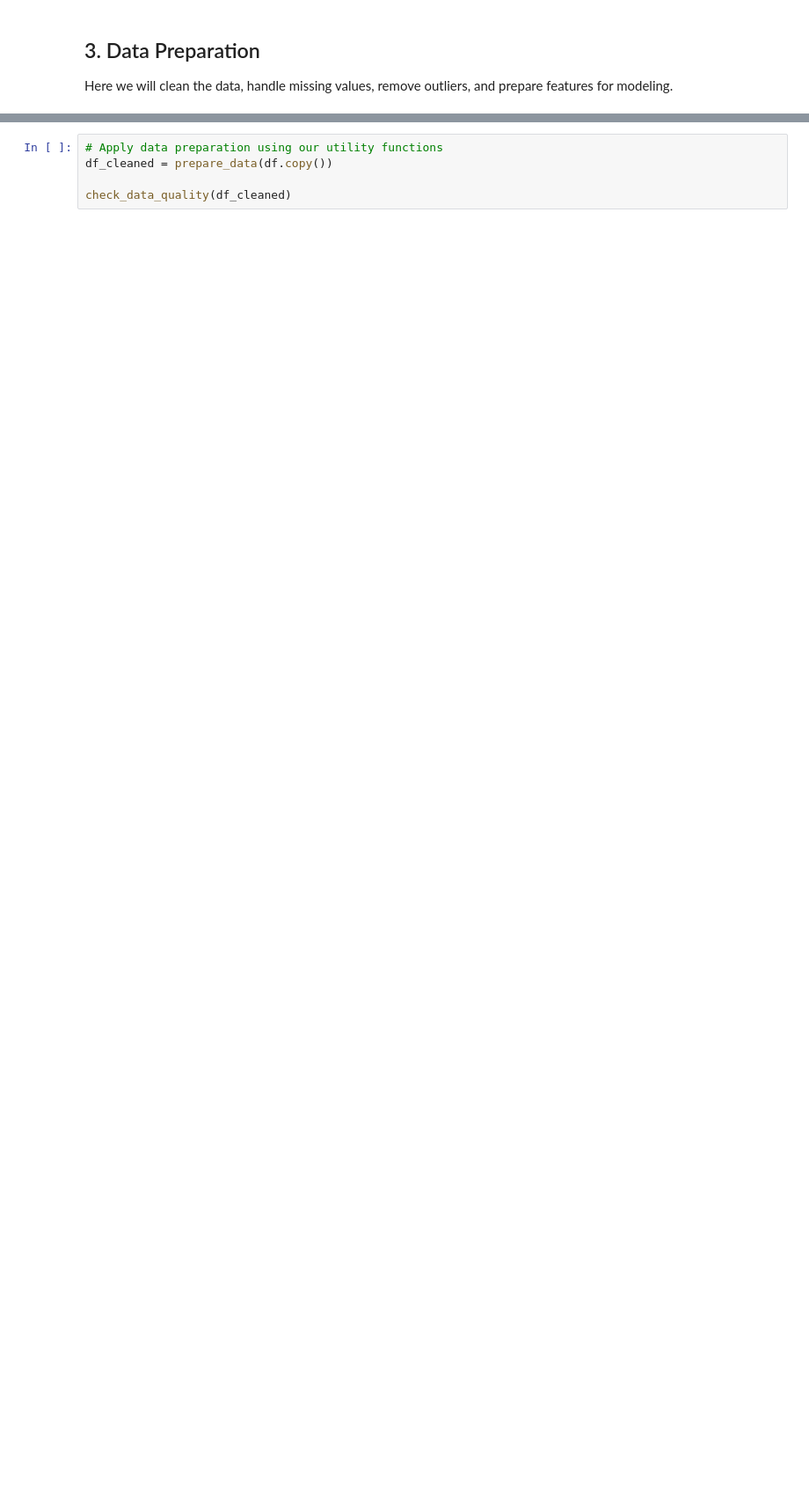
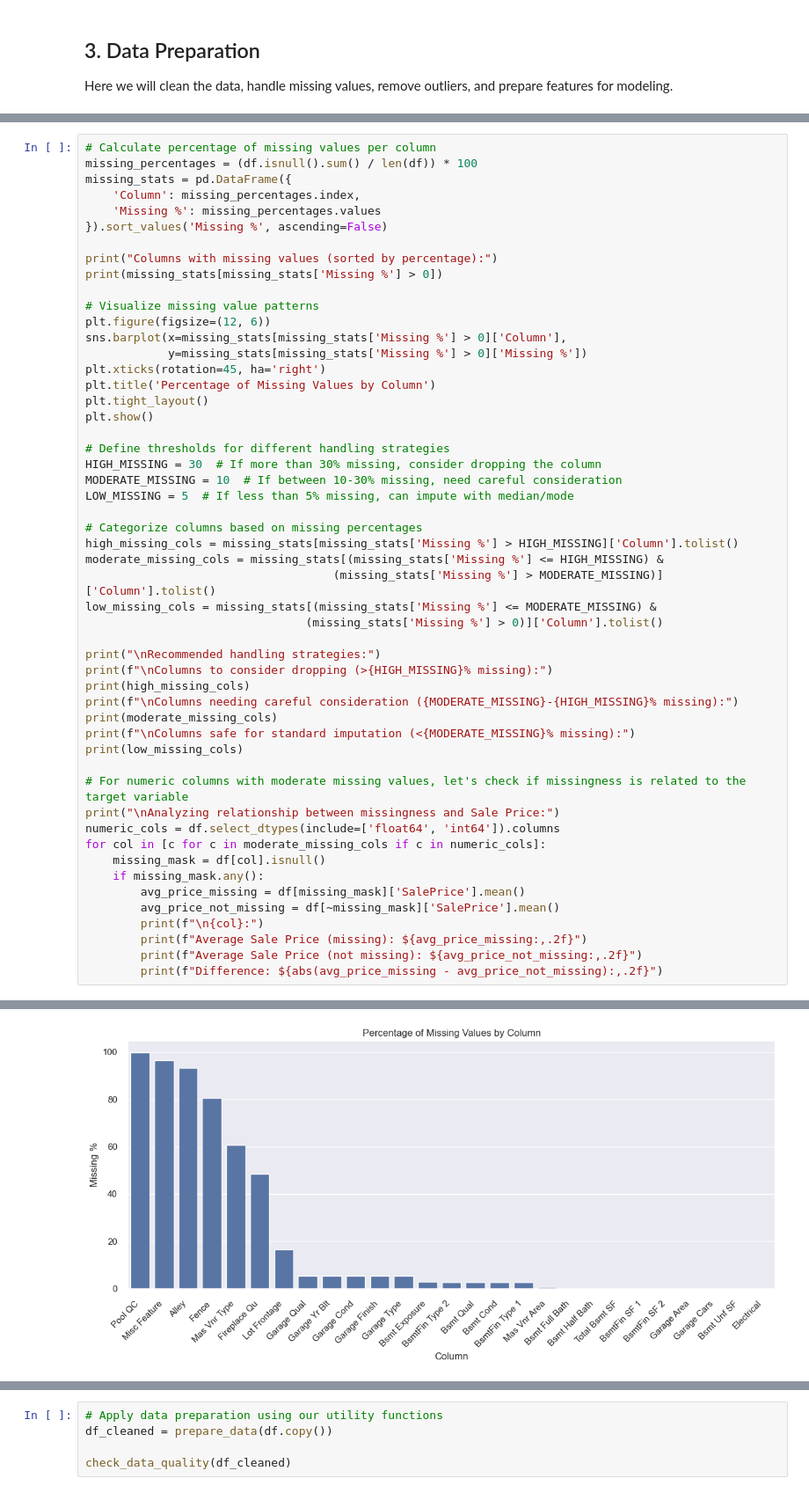
Before and after one commit to BenjaBelnap/House-Price-Prediction-Machine-Learning, a Jupyter notebook: notebooks/house_price_prediction.ipynb, the cells around one changed output, grey strips where cells are left out. Shown at 88% size. Cells and saved outputs as stored; diff of their text form; blank space fills up the shorter version.

Commit message:
added missing value analysis

```diff
--- a/notebooks/house_price_prediction.ipynb
+++ b/notebooks/house_price_prediction.ipynb
@@ -130,0 +138,53 @@ Checking numerical columns for invalid values...
+# %%
+# Calculate percentage of missing values per column
+missing_percentages = (df.isnull().sum() / len(df)) * 100
+missing_stats = pd.DataFrame({
+    'Column': missing_percentages.index,
+    'Missing %': missing_percentages.values
+}).sort_values('Missing %', ascending=False)
+
+print("Columns with missing values (sorted by percentage):")
+print(missing_stats[missing_stats['Missing %'] > 0])
+
+# Visualize missing value patterns
+plt.figure(figsize=(12, 6))
+sns.barplot(x=missing_stats[missing_stats['Missing %'] > 0]['Column'],
+            y=missing_stats[missing_stats['Missing %'] > 0]['Missing %'])
+plt.xticks(rotation=45, ha='right')
+plt.title('Percentage of Missing Values by Column')
+plt.tight_layout()
+plt.show()
+
+# Define thresholds for different handling strategies
+HIGH_MISSING = 30  # If more than 30% missing, consider dropping the column
+MODERATE_MISSING = 10  # If between 10-30% missing, need careful consideration
+LOW_MISSING = 5  # If less than 5% missing, can impute with median/mode
+
+# Categorize columns based on missing percentages
+high_missing_cols = missing_stats[missing_stats['Missing %'] > HIGH_MISSING]['Column'].tolist()
+moderate_missing_cols = missing_stats[(missing_stats['Missing %'] <= HIGH_MISSING) &
+                                    (missing_stats['Missing %'] > MODERATE_MISSING)]['Column'].tolist()
+low_missing_cols = missing_stats[(missing_stats['Missing %'] <= MODERATE_MISSING) &
+                                (missing_stats['Missing %'] > 0)]['Column'].tolist()
+
+print("\nRecommended handling strategies:")
+print(f"\nColumns to consider dropping (>{HIGH_MISSING}% missing):")
+print(high_missing_cols)
+print(f"\nColumns needing careful consideration ({MODERATE_MISSING}-{HIGH_MISSING}% missing):")
+print(moderate_missing_cols)
+print(f"\nColumns safe for standard imputation (<{MODERATE_MISSING}% missing):")
+print(low_missing_cols)
+
+# For numeric columns with moderate missing values, let's check if missingness is related to the target variable
+print("\nAnalyzing relationship between missingness and Sale Price:")
+numeric_cols = df.select_dtypes(include=['float64', 'int64']).columns
+for col in [c for c in moderate_missing_cols if c in numeric_cols]:
+    missing_mask = df[col].isnull()
+    if missing_mask.any():
+        avg_price_missing = df[missing_mask]['SalePrice'].mean()
+        avg_price_not_missing = df[~missing_mask]['SalePrice'].mean()
+        print(f"\n{col}:")
+        print(f"Average Sale Price (missing): ${avg_price_missing:,.2f}")
+        print(f"Average Sale Price (not missing): ${avg_price_not_missing:,.2f}")
+        print(f"Difference: ${abs(avg_price_missing - avg_price_not_missing):,.2f}")
+# %% [output]
@@ -130,0 +208 @@ Checking numerical columns for invalid values...
+[figure, added]
```
Also changed, not shown: parts of 3 cells of this notebook.
